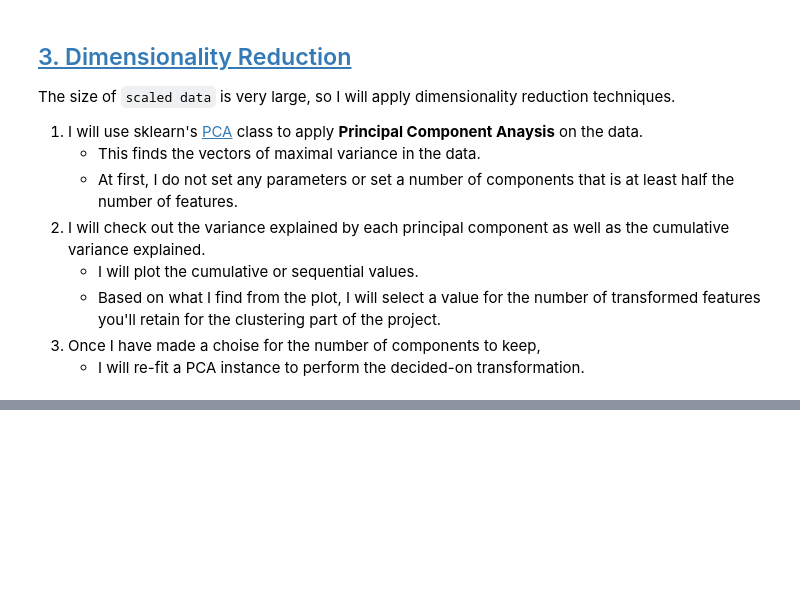
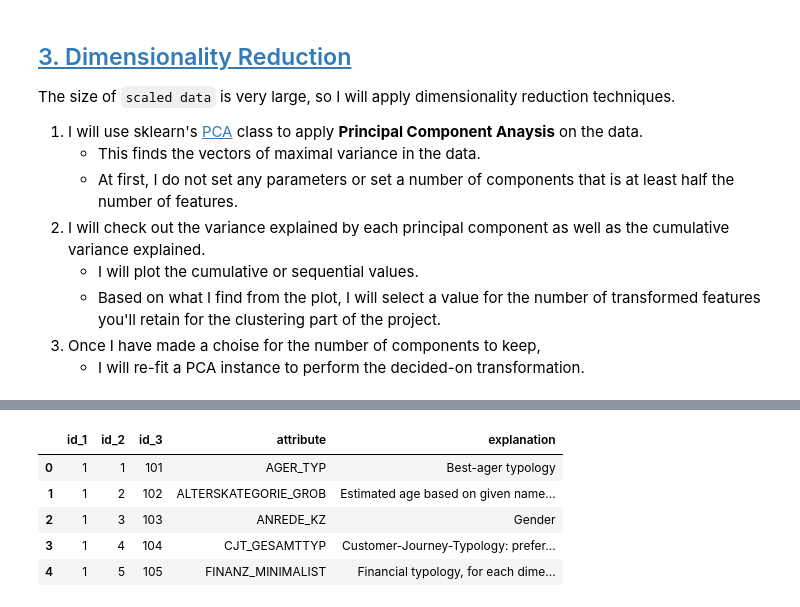
Before and after one commit to est2mzd/Machine_Learning, a Jupyter notebook: Proj_02_Identify_Customer_Segments.ipynb, the cells around one changed output, grey strips where cells are left out. Saved outputs shown, nothing was run; the diff lists cells and outputs as text; code cells hidden in the pictures; blank space fills up the shorter version.

```diff
--- a/Proj_02_Identify_Customer_Segments.ipynb
+++ b/Proj_02_Identify_Customer_Segments.ipynb
@@ -949,0 +993,9 @@ plot_pca_results(model_pca)
+# %%
+my_dict.head()
+# %% [output]
+|  | id_1 | id_2 | id_3 | attribute | explanation |
+| 0 | 1 | 1 | 101 | AGER_TYP | Best-ager typology |
+| 1 | 1 | 2 | 102 | ALTERSKATEGORIE_GROB | Estimated age based on given name... |
+| 2 | 1 | 3 | 103 | ANREDE_KZ | Gender |
+| 3 | 1 | 4 | 104 | CJT_GESAMTTYP | Customer-Journey-Typology: prefer... |
+| 4 | 1 | 5 | 105 | FINANZ_MINIMALIST | Financial typology, for each dime... |
```
Also changed, not shown: parts of 33 cells of this notebook.
